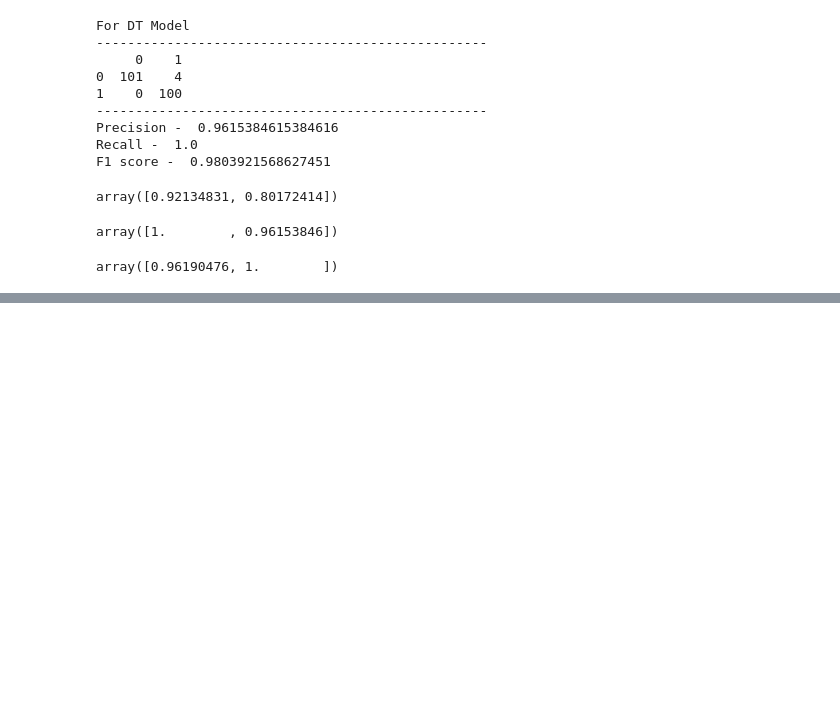
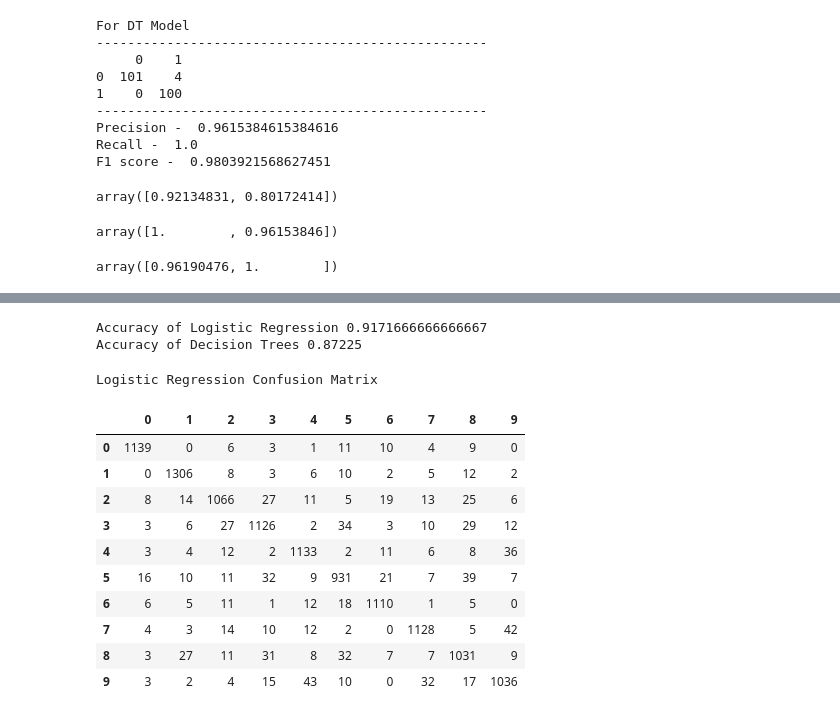
Before and after one commit to ipartzix/AI-ML-ENGINEERING-JOURNEY, a Jupyter notebook: 03_Machine_Learning/07_Model_Evaluation_&_Validation/02_Classification_Metrics/Classification_Metrics.ipynb, the cells around one changed output, grey strips where cells are left out. Drawn from its saved outputs; the diff is of its cells as text; code cells hidden in the pictures; blank space fills up the shorter version.

Commit message:
feat(Classification Metrics) add example code with sklearn

```diff
--- a/03_Machine_Learning/07_Model_Evaluation_&_Validation/02_Classification_Metrics/Classification_Metrics.ipynb
+++ b/03_Machine_Learning/07_Model_Evaluation_&_Validation/02_Classification_Metrics/Classification_Metrics.ipynb
@@ -451,0 +469,9 @@ array([0.96190476, 1.        ])
+# %%
+from sklearn.model_selection import train_test_split
+
+X_train, X_test, y_train, y_test = train_test_split(
+    df1.iloc[:, 1:],
+    df1.iloc[:, 0],
+    test_size=0.2,
+    random_state=2
+)
@@ -451,0 +481,6 @@ array([0.96190476, 1.        ])
+# %%
+clf1 = LogisticRegression()
+clf2 = DecisionTreeClassifier()
+# %%
+clf1.fit(X_train,y_train)
+clf2.fit(X_train,y_train)
@@ -451,0 +497,26 @@ array([0.96190476, 1.        ])
+# %%
+y_pred1 = clf1.predict(X_test)
+y_pred2 = clf2.predict(X_test)
+# %%
+from sklearn.metrics import accuracy_score,confusion_matrix
+print("Accuracy of Logistic Regression",accuracy_score(y_test,y_pred1))
+print("Accuracy of Decision Trees",accuracy_score(y_test,y_pred2))
+# %% [output]
+Accuracy of Logistic Regression 0.9171666666666667
+Accuracy of Decision Trees 0.87225
+# %%
+print("Logistic Regression Confusion Matrix\n")
+pd.DataFrame(confusion_matrix(y_test,y_pred1),columns=list(range(0,10)))
+# %% [output]
+Logistic Regression Confusion Matrix
+|  | 0 | 1 | 2 | 3 | 4 | 5 | 6 | 7 | 8 | 9 |
+| 0 | 1139 | 0 | 6 | 3 | 1 | 11 | 10 | 4 | 9 | 0 |
+| 1 | 0 | 1306 | 8 | 3 | 6 | 10 | 2 | 5 | 12 | 2 |
+| 2 | 8 | 14 | 1066 | 27 | 11 | 5 | 19 | 13 | 25 | 6 |
+| 3 | 3 | 6 | 27 | 1126 | 2 | 34 | 3 | 10 | 29 | 12 |
+| 4 | 3 | 4 | 12 | 2 | 1133 | 2 | 11 | 6 | 8 | 36 |
+| 5 | 16 | 10 | 11 | 32 | 9 | 931 | 21 | 7 | 39 | 7 |
+| 6 | 6 | 5 | 11 | 1 | 12 | 18 | 1110 | 1 | 5 | 0 |
+| 7 | 4 | 3 | 14 | 10 | 12 | 2 | 0 | 1128 | 5 | 42 |
+| 8 | 3 | 27 | 11 | 31 | 8 | 32 | 7 | 7 | 1031 | 9 |
+| 9 | 3 | 2 | 4 | 15 | 43 | 10 | 0 | 32 | 17 | 1036 |
```
Also changed, not shown: parts of 10 cells of this notebook.
